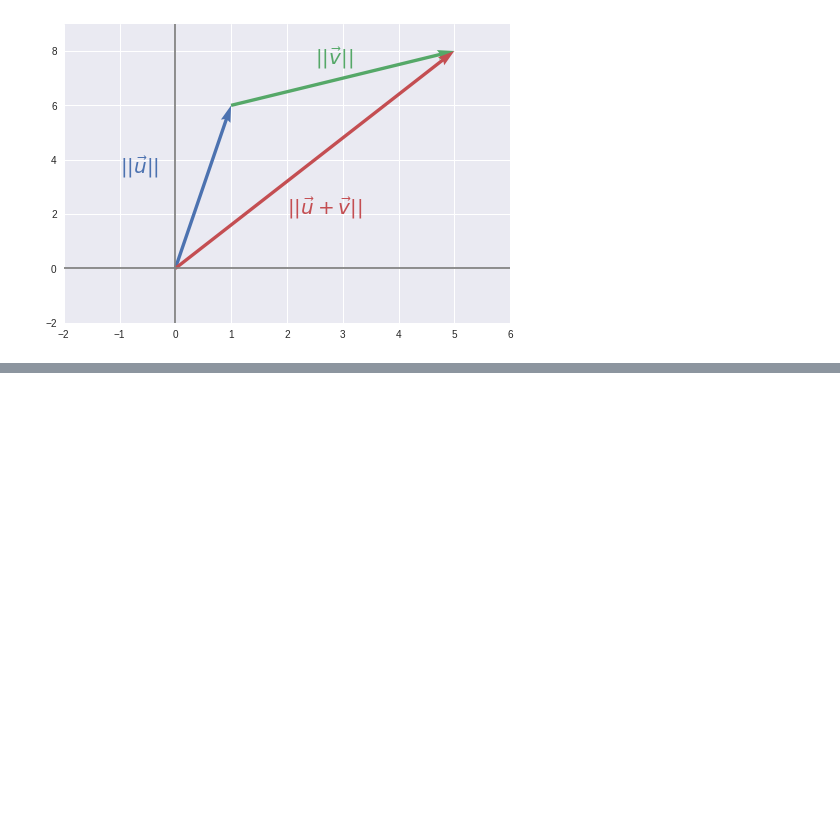
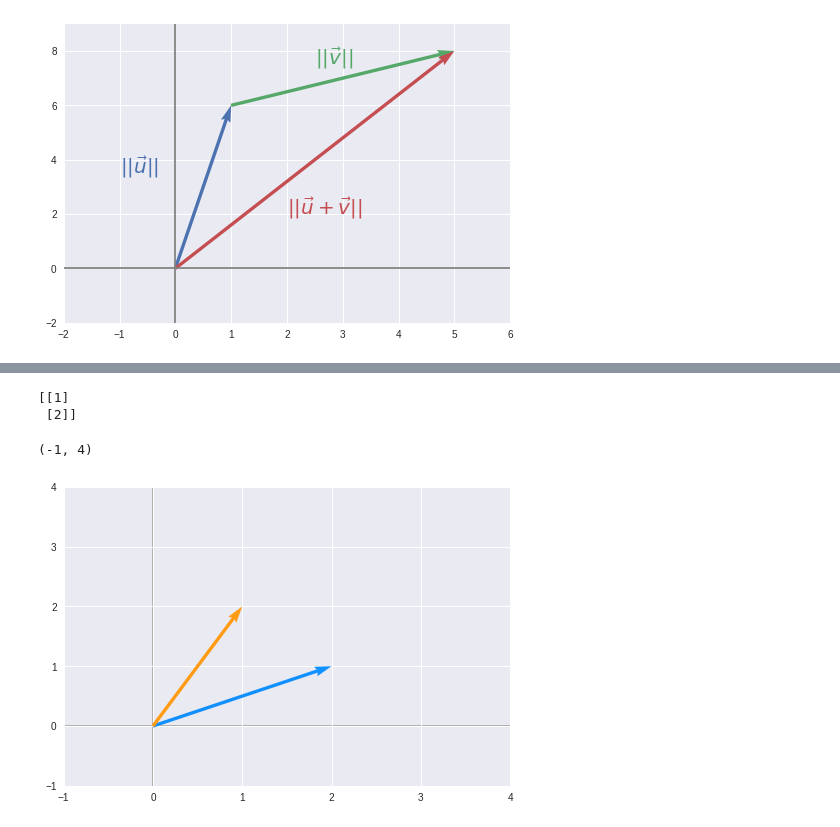
Before and after one commit to DanielhCarranza/Curso-Deep-Learning, a Jupyter notebook: Math_DL.ipynb, the cells around one changed output, grey strips where cells are left out. Drawn from its saved outputs; the diff is of its cells as text; code cells hidden in the pictures; blank space fills up the shorter version.

```diff
--- a/Math_DL.ipynb
+++ b/Math_DL.ipynb
@@ -834,0 +848,12 @@ The squared Euclidean norm is widely used in machine learning partly because it
+# %%
+# Now, we will apply the matrix A to this vector and plot the old vector (light blue) and the new one (orange)
+Av = A.dot(v)
+print(Av)
+plotVectors([v.flatten(), Av.flatten()], cols=['#1190FF', '#FF9A13'])
+plt.ylim(-1, 4)
+plt.xlim(-1, 4)
+# %% [output]
+[[1]
+ [2]]
+(-1, 4)
+[figure, added]
```
Also changed, not shown: parts of 6 cells of this notebook.
